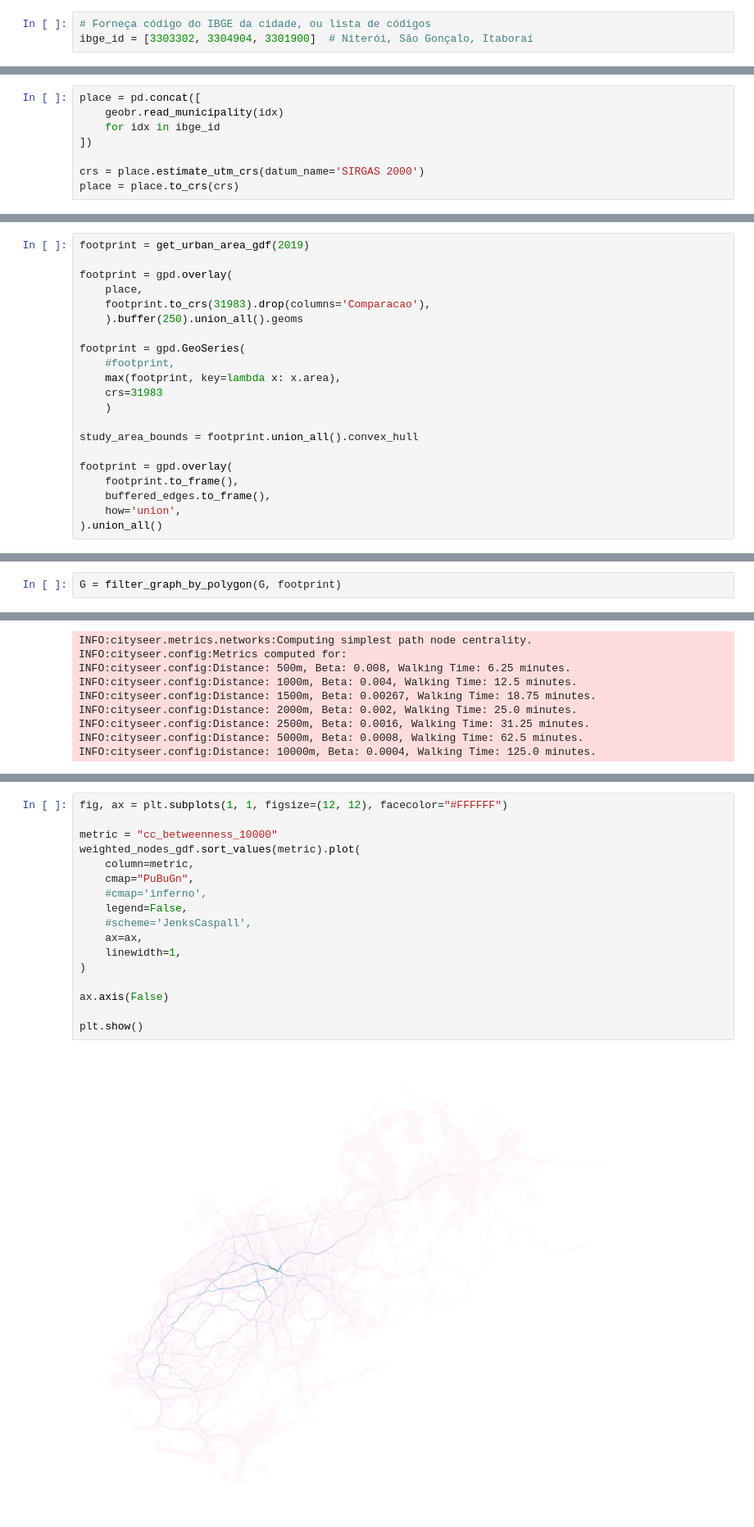
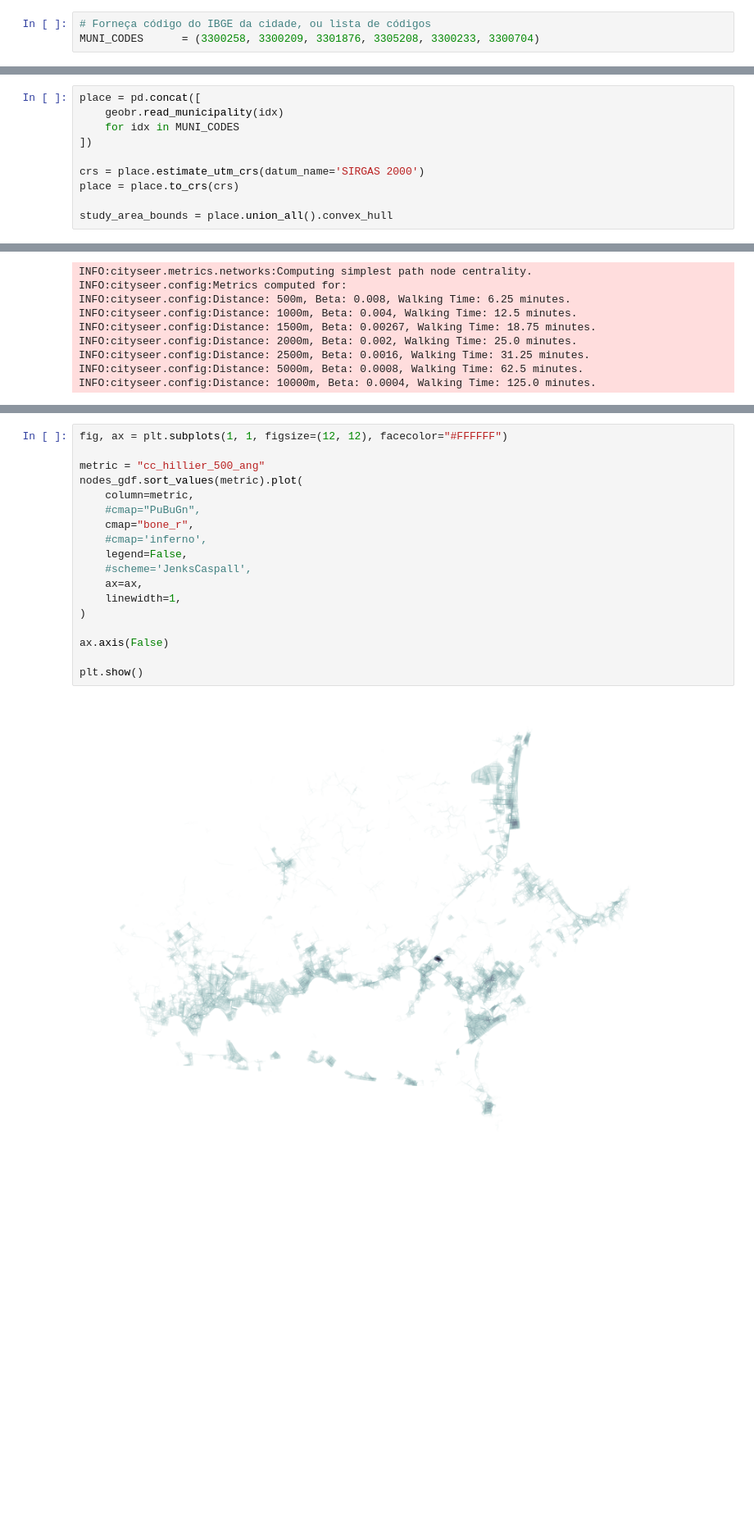
Before and after one commit to redemobGIT/roda, a Jupyter notebook: scripts/cityseer_gtfs.ipynb, the cells around one changed output, grey strips where cells are left out. Shown at 82% size. Drawn from its saved outputs; the diff is of its cells as text; blank space fills up the shorter version.

```diff
--- a/scripts/cityseer_gtfs.ipynb
+++ b/scripts/cityseer_gtfs.ipynb
@@ -40,7 +40,7 @@ yada yada yada
 # Parâmetros Definidos Pelo Usuário
 # %%
 # Forneça código do IBGE da cidade, ou lista de códigos
-ibge_id = [3303302, 3304904, 3301900]  # Niterói, São Gonçalo, Itaboraí
+MUNI_CODES      = (3300258, 3300209, 3301876, 3305208, 3300233, 3300704)
 # %% [markdown]
 # Backend
 
@@ -87,8 +89,10 @@ pd.options.display.float_format = '{:,.2f}'.format
 # %%
 place = pd.concat([
     geobr.read_municipality(idx)
-    for idx in ibge_id
+    for idx in MUNI_CODES
 ])
 
 crs = place.estimate_utm_crs(datum_name='SIRGAS 2000')
 place = place.to_crs(crs)
+
+study_area_bounds = place.union_all().convex_hull
@@ -157,24 +161,3 @@ def get_urban_area_gdf(year: int) -> gpd.GeoDataFrame:
             gdf = gpd.read_file(shp_path)
 
     return gdf
-# %%
-footprint = get_urban_area_gdf(2019)
-
-footprint = gpd.overlay(
-    place,
-    footprint.to_crs(31983).drop(columns='Comparacao'),
-    ).buffer(250).union_all().geoms
-
-footprint = gpd.GeoSeries(
-    #footprint,
-    max(footprint, key=lambda x: x.area),
-    crs=31983
-    )
-
-study_area_bounds = footprint.union_all().convex_hull
-
-footprint = gpd.overlay(
-    footprint.to_frame(),
-    buffered_edges.to_frame(),
-    how='union',
-).union_all()
@@ -265,5 +267,3 @@ INFO:cityseer.tools.graphs:Ironing edges.
 INFO:cityseer.tools.graphs:Merging parallel edges within buffer of 1.
 INFO:cityseer.tools.graphs:Removing dangling nodes.
 INFO:cityseer.tools.graphs:Removing filler nodes.
-# %%
-G = filter_graph_by_polygon(G, footprint)
@@ -588,19 +615,20 @@ weighted_nodes_gdf.to_parquet(
 # %%
 fig, ax = plt.subplots(1, 1, figsize=(12, 12), facecolor="#FFFFFF")
 
-metric = "cc_betweenness_10000"
-weighted_nodes_gdf.sort_values(metric).plot(
+metric = "cc_hillier_500_ang"
+nodes_gdf.sort_values(metric).plot(
     column=metric,
-    cmap="PuBuGn",
+    #cmap="PuBuGn",
+    cmap="bone_r",
     #cmap='inferno',
     legend=False,
     #scheme='JenksCaspall',
     ax=ax,
     linewidth=1,
 )
 
 ax.axis(False)
 
 plt.show()
 # %% [output]
-[figure, old version]
+[figure, new version]
```
Also changed, not shown: parts of 16 cells of this notebook, 32 other files.
